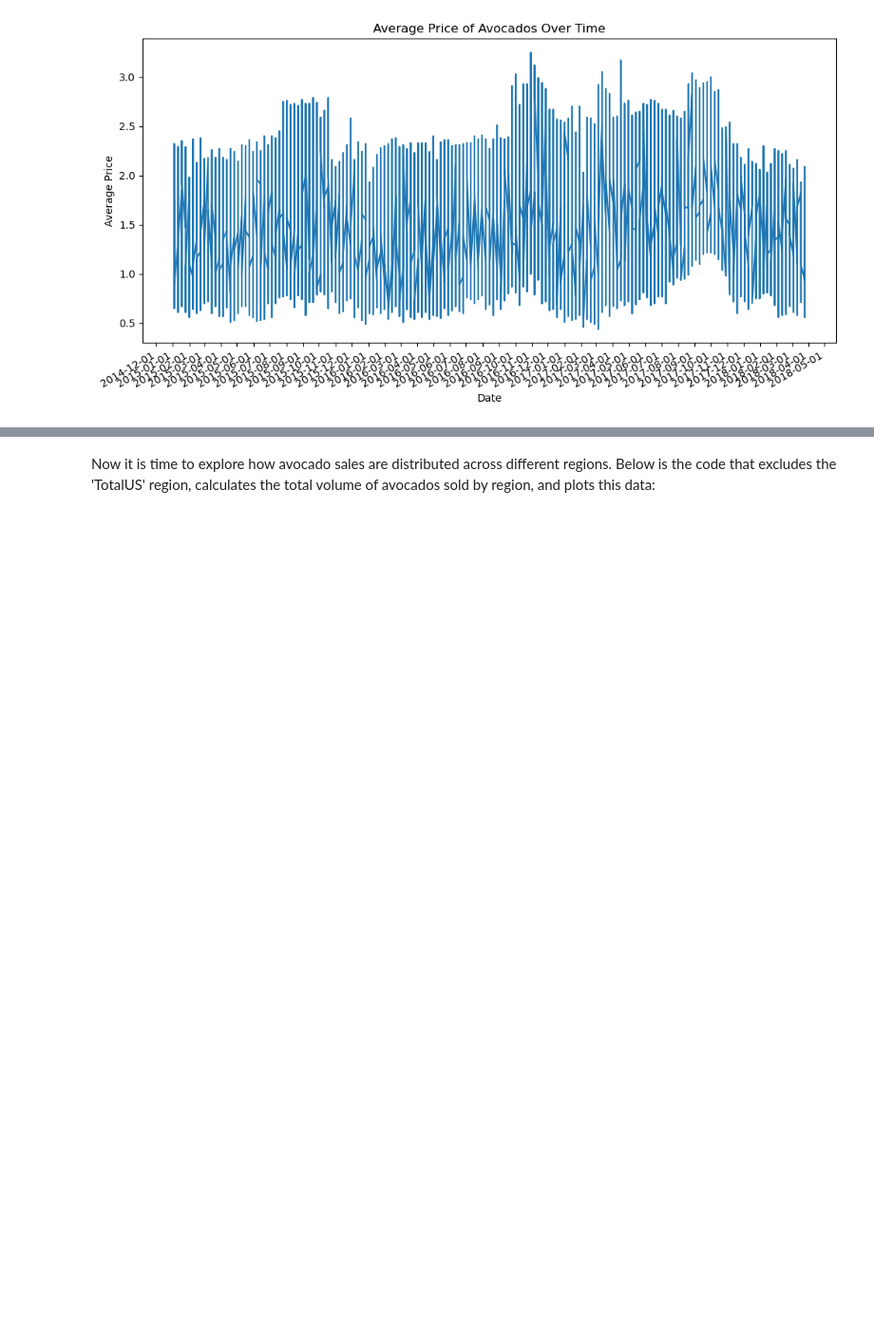
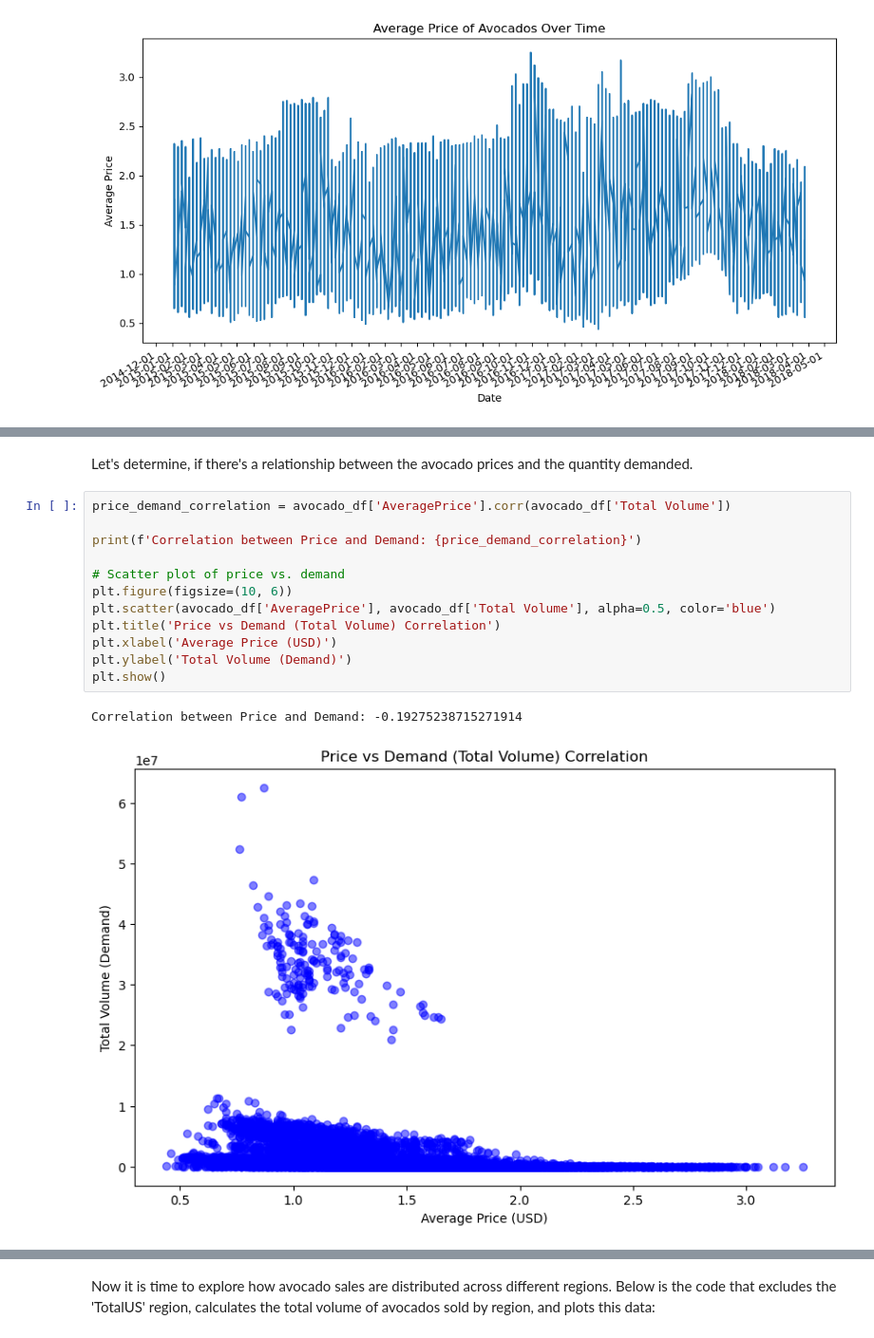
Before and after one commit to matroskin313/Machine-learning-projects, a Jupyter notebook: Avocado Prices Prediction.ipynb, the cells around one changed output, grey strips where cells are left out. Shown: that part at 95% size. Cells and saved outputs as stored; diff of their text form; blank space fills up the shorter version.

```diff
--- a/Avocado Prices Prediction.ipynb
+++ b/Avocado Prices Prediction.ipynb
@@ -120,0 +144,17 @@ Yearly variations suggest that while seasonal trends are prominent, other factor
+# %% [markdown]
+Let's determine, if there's a relationship between the avocado prices and the quantity demanded.
+# %%
+price_demand_correlation = avocado_df['AveragePrice'].corr(avocado_df['Total Volume'])
+
+print(f'Correlation between Price and Demand: {price_demand_correlation}')
+
+# Scatter plot of price vs. demand
+plt.figure(figsize=(10, 6))
+plt.scatter(avocado_df['AveragePrice'], avocado_df['Total Volume'], alpha=0.5, color='blue')
+plt.title('Price vs Demand (Total Volume) Correlation')
+plt.xlabel('Average Price (USD)')
+plt.ylabel('Total Volume (Demand)')
+plt.show()
+# %% [output]
+Correlation between Price and Demand: -0.19275238715271914
+[figure, added]
```
Also changed, not shown: parts of 46 cells of this notebook.
